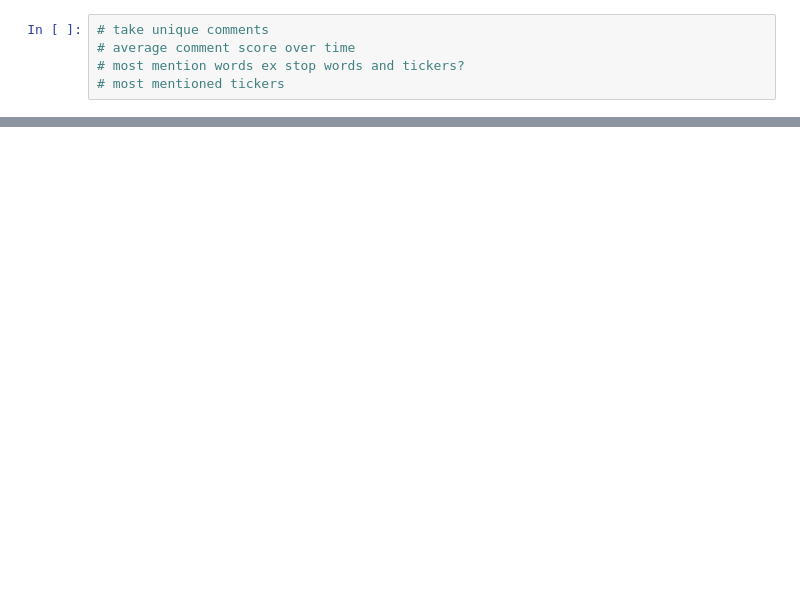
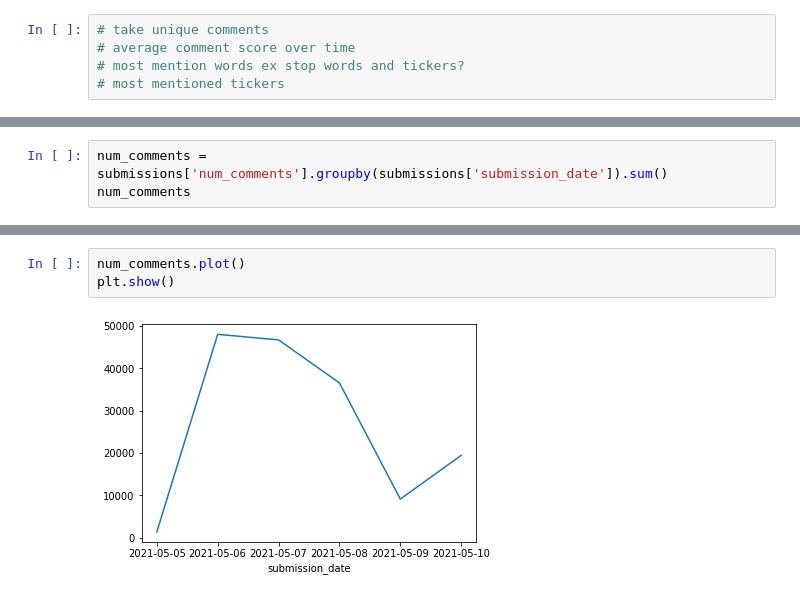
Before and after one commit to jbell1991/reddit-scraping, a Jupyter notebook: data-analysis.ipynb, the cells around one changed output, grey strips where cells are left out. Drawn from its saved outputs; the diff is of its cells as text; blank space fills up the shorter version.

```diff
--- a/data-analysis.ipynb
+++ b/data-analysis.ipynb
@@ -89,0 +139,3 @@ comments.head()
+# %%
+num_comments = submissions['num_comments'].groupby(submissions['submission_date']).sum()
+num_comments
@@ -89,0 +173,5 @@ comments.head()
+# %%
+num_comments.plot()
+plt.show()
+# %% [output]
+[figure, added]
```
Also changed, not shown: parts of 22 cells of this notebook, 1 other file.
